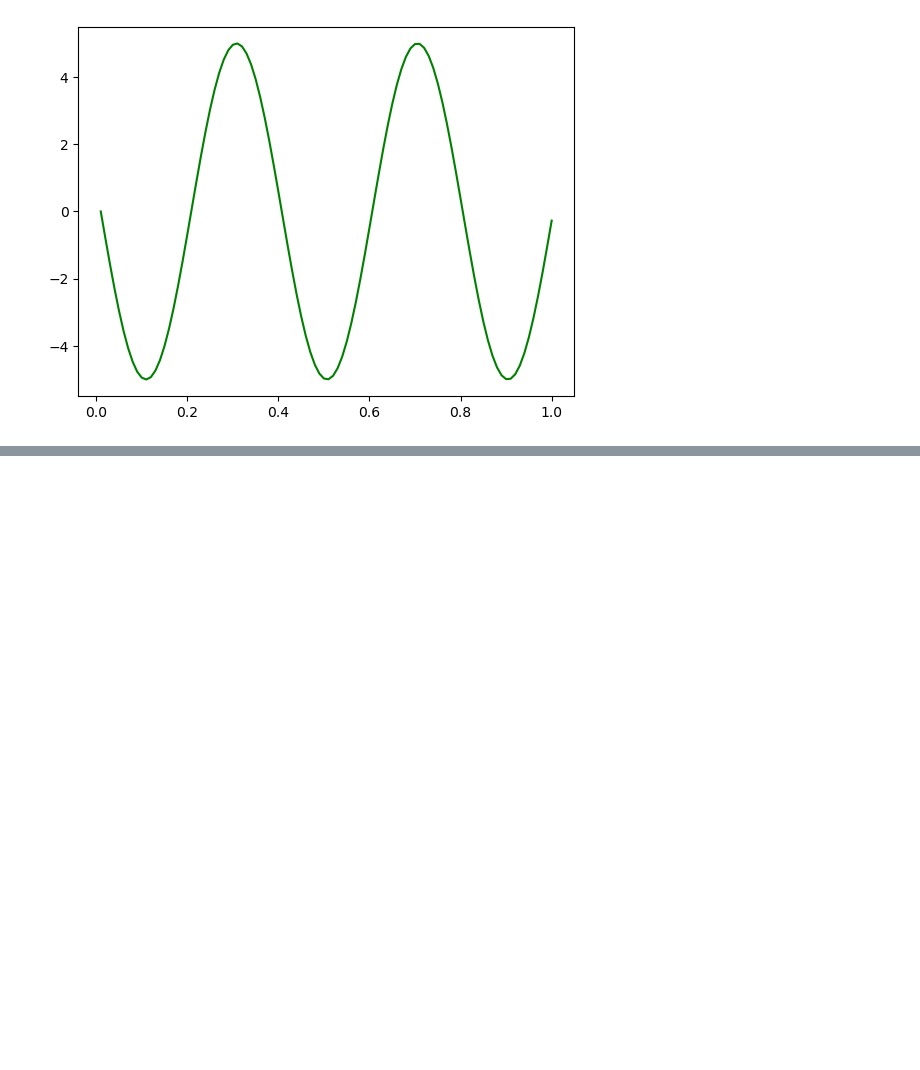
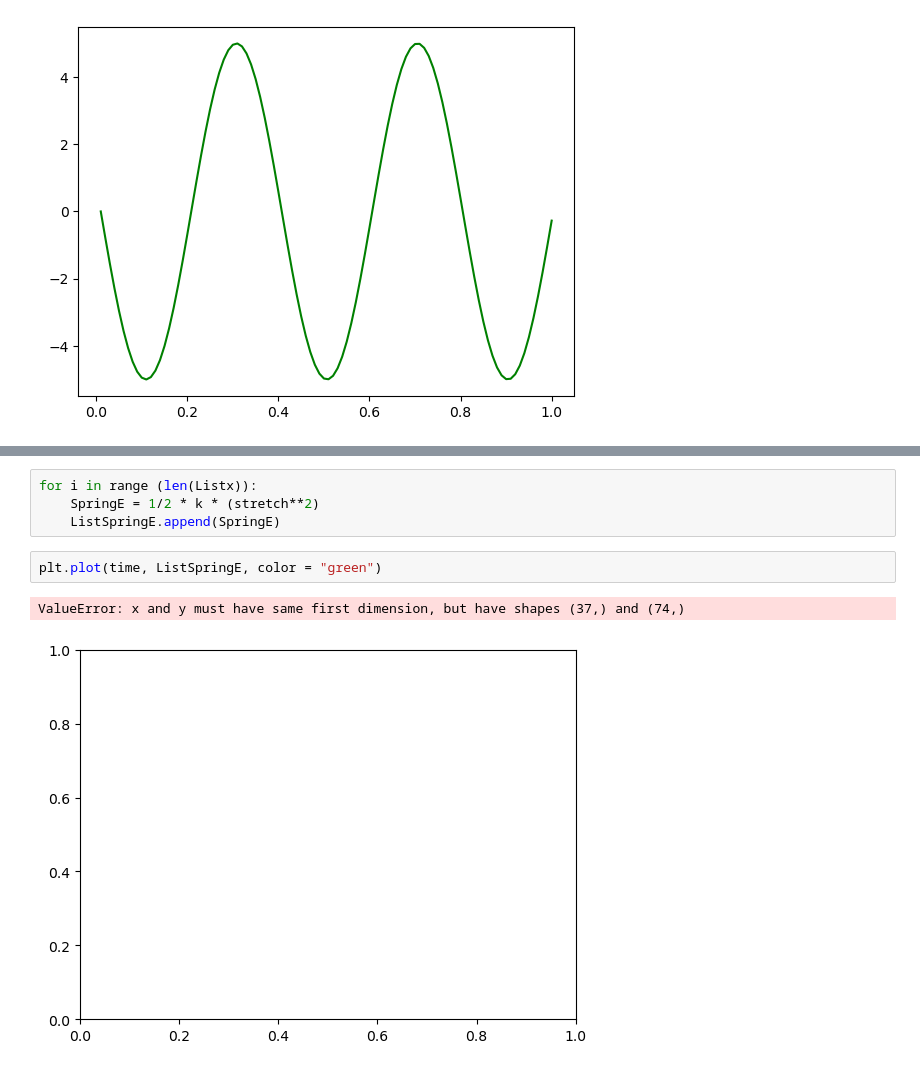
Before and after one commit to AustinZhang25/HonorsPhysics2, a Jupyter notebook: Unit3SpringOscillation/Unit 3 Spring Oscillation .ipynb, the cells around one changed output, grey strips where cells are left out. Saved outputs shown, nothing was run; the diff lists cells and outputs as text; blank space fills up the shorter version.

```diff
--- a/Unit3SpringOscillation/Unit 3 Spring Oscillation .ipynb
+++ b/Unit3SpringOscillation/Unit 3 Spring Oscillation .ipynb
@@ -92,0 +113,9 @@ print(len(Listvx))
+# %%
+for i in range (len(Listx)):
+    SpringE = 1/2 * k * (stretch**2)
+    ListSpringE.append(SpringE)
+# %%
+plt.plot(time, ListSpringE, color = "green")
+# %% [output]
+ValueError: x and y must have same first dimension, but have shapes (37,) and (74,)
+[figure, added]
```
Also changed, not shown: parts of 14 cells of this notebook.
